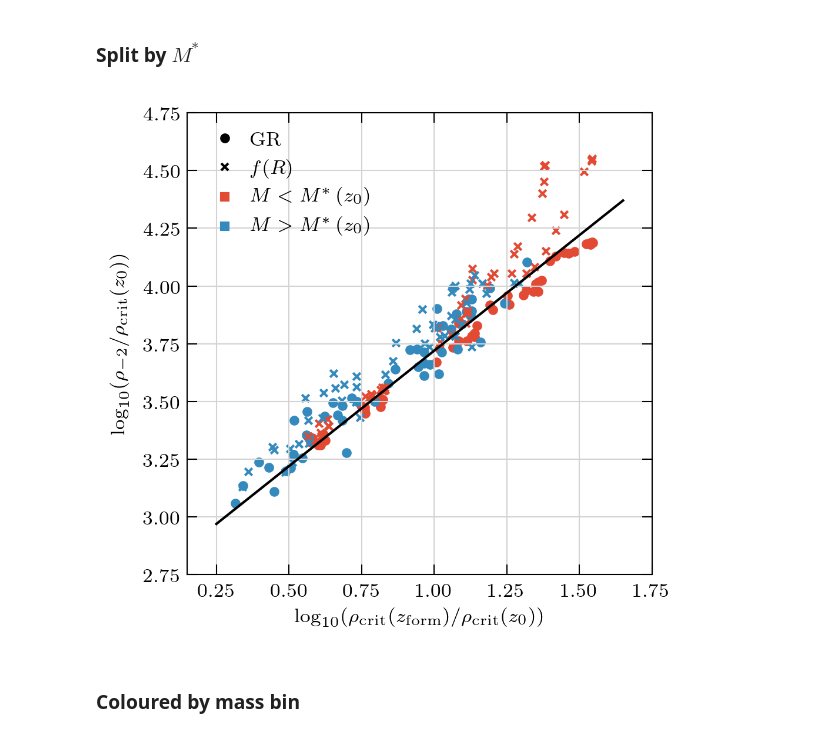
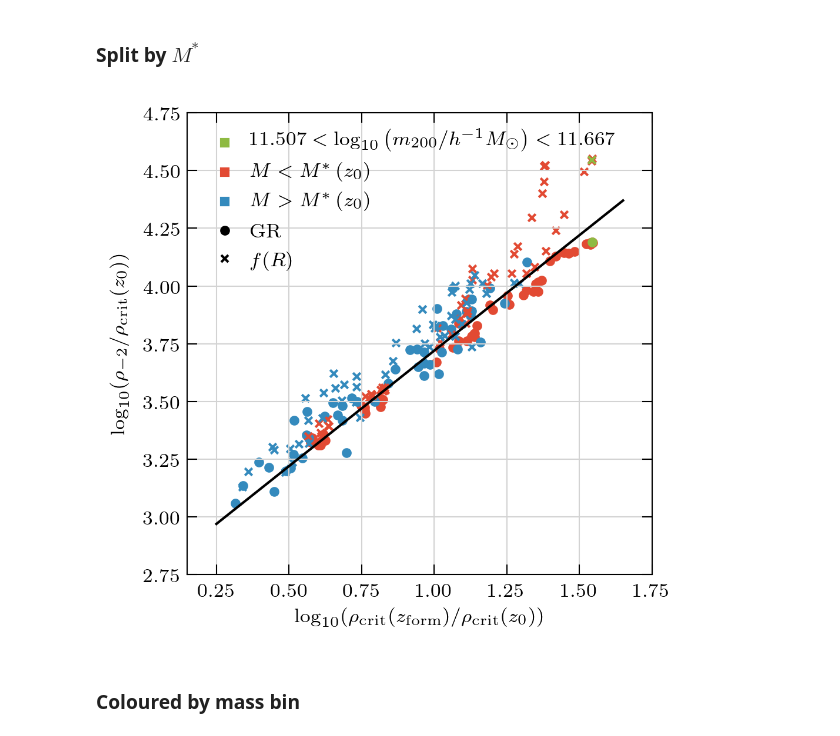
Before and after one commit to oleskiewicz/hbtp, a Jupyter notebook: relation.ipynb, the cells around one changed output. Saved outputs shown, nothing was run; the diff lists cells and outputs as text; code cells hidden in the pictures.

Commit message:
update notebooks
- move comparison mass bin from [11.520, 11.525] to bin 3 ([11.501, 11.667]
- mark comparison in relation plot

```diff
--- a/relation.ipynb
+++ b/relation.ipynb
@@ -157,6 +157,14 @@ for i, _s in enumerate(snaps):
         color="C1",
     )
 
+ax.scatter(
+    x=_d[(_d["snap"] == 122) & (_d["bin"] == 3)]["rho_f"],
+    y=_d[(_d["snap"] == 122) & (_d["bin"] == 3)]["rho_s"],
+    marker="o",
+    label=None,
+    color="C5",
+)
+
 _d = d[(d["grav"] == "fr6_b64n512") & (d["f"] == NFW_f) & (d["rs_f"] == rs_f)]
 
 for i, _s in enumerate(snaps):
@@ -175,40 +183,64 @@ for i, _s in enumerate(snaps):
         color="C1",
     )
 
+ax.scatter(
+    x=_d[(_d["snap"] == 122) & (_d["bin"] == 3)]["rho_f"],
+    y=_d[(_d["snap"] == 122) & (_d["bin"] == 3)]["rho_s"],
+    marker="x",
+    label=None,
+    color="C5",
+)
+
 _x = np.array([0.25, 1.65])
 ax.plot(_x, popt_0[0] + _x, "k-", label="best-fit, GR")
 # ax.plot(_x, np.log10(400.0) + _x, "k--", label="Ludlow et al. 2016")
 
 ax.set_ylabel(r"$\log_{10}(\rho_{-2} / \rho_{\mathrm{crit}}(z_{0}))$")
 ax.set_xlabel(
     r"$\log_{10}(\rho_{\mathrm{crit}}(z_{\mathrm{form}}) / \rho_{\mathrm{crit}}(z_{0}))$"
 )
 ax.set_xlim([0.15, 1.75])
 ax.set_ylim([2.75, 4.75])
 
 
 ax.legend(
     handles=[
         matplotlib.lines.Line2D(
-            [], [], c="k", marker="o", label=r"GR", linestyle=""
+            [],
+            [],
+            c="C5",
+            marker="s",
+            linestyle="",
+            label=r"$11.507<\log_{10}\left(m_{200} / h^{-1}M_{\odot}\right)<11.667$",
         ),
         matplotlib.lines.Line2D(
-            [], [], c="k", marker="x", label=r"$f(R)$", linestyle=""
+            [],
+            [],
+            c="C0",
+            marker="s",
+            linestyle="",
+            label=r"$M<M^{*}\left(z_{0}\right)$",
         ),
         matplotlib.lines.Line2D(
-            [], [], c="C0", marker="s", linestyle="", label=r"$M<M^{*}\left(z_{0}\right)$"
+            [],
+            [],
+            c="C1",
+            marker="s",
+            linestyle="",
+            label=r"$M>M^{*}\left(z_{0}\right)$",
         ),
+        matplotlib.lines.Line2D([], [], c="k", marker="o", label=r"GR", linestyle=""),
         matplotlib.lines.Line2D(
-            [], [], c="C1", marker="s", linestyle="", label=r"$M>M^{*}\left(z_{0}\right)$"
+            [], [], c="k", marker="x", label=r"$f(R)$", linestyle=""
         ),
     ],
     loc="upper left",
 )
 
 if savefig:
     fig.savefig("./plots/rhorho_mstar.pdf")
 # %% [output]
-[figure, old version]
+[figure, new version]
 # %% [markdown]
 ### Coloured by mass bin
 # %%
```
Also changed, not shown: 1 other file.
